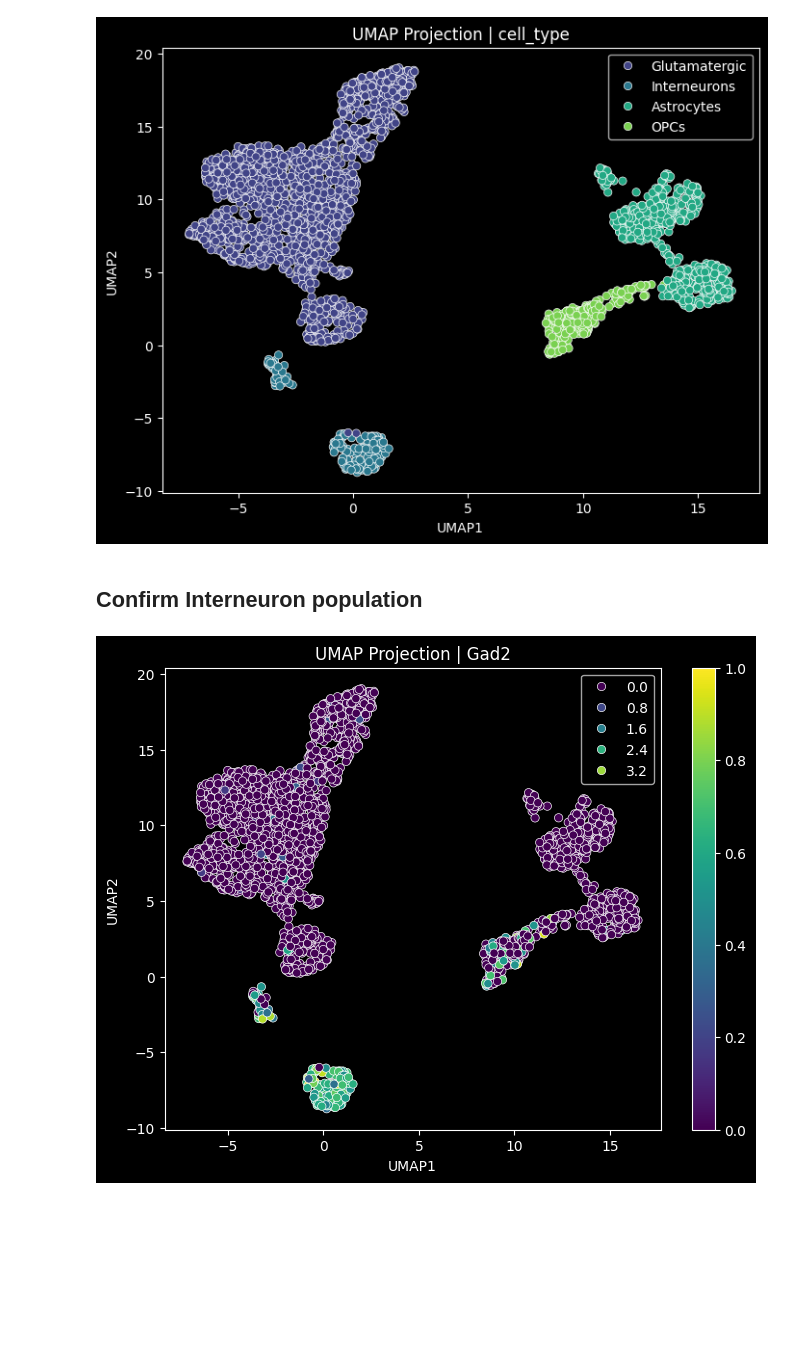
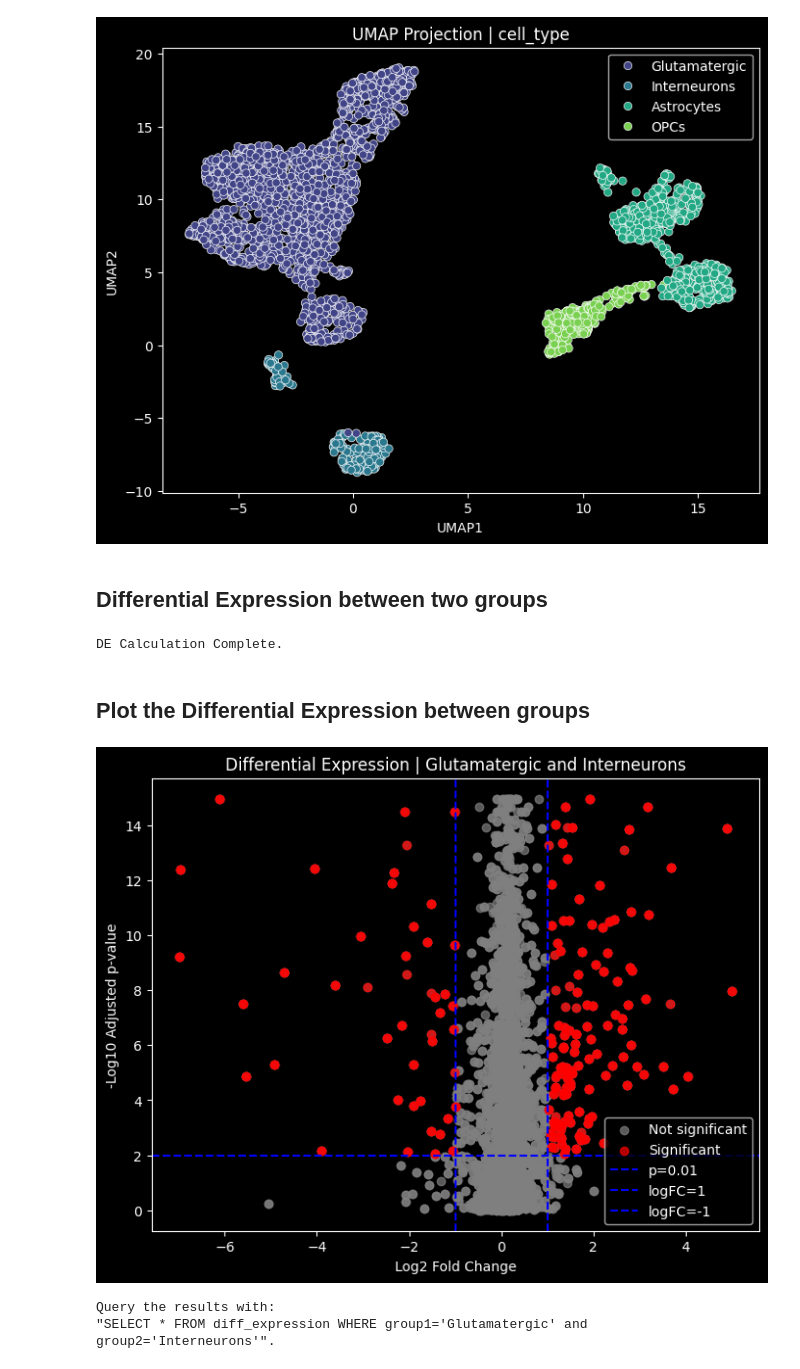
Before and after one commit to ArpiarSaundersLab/annsql, a Jupyter notebook: examples/preprocessing.ipynb, the cells around one changed output. Cells and saved outputs as stored; diff of their text form; code cells hidden in the pictures; blank space fills up the shorter version.

```diff
--- a/examples/preprocessing.ipynb
+++ b/examples/preprocessing.ipynb
@@ -239,9 +239,17 @@ obs_values keys matched on leiden_clusters.
 asql.plot_umap(color_by="cell_type", legend_location="best")
 # %% [output]
 [figure]
-# %% [markdown]
-## Confirm Interneuron population
-# %%
-asql.plot_umap(color_by="Gad2", legend_location="best")
-# %% [output]
-[figure, removed]
+# %% [markdown]
+## Differential Expression between two groups
+# %%
+asql.calculate_differential_expression(obs_key="cell_type", group1_value="Glutamatergic", group2_value="Interneurons", drop_table=False)
+# %% [output]
+DE Calculation Complete.
+# %% [markdown]
+## Plot the Differential Expression between groups
+# %%
+asql.plot_differential_expression(pvalue_threshold=0.01, logfc_threshold=1, group1="Glutamatergic", group2="Interneurons")
+# %% [output]
+[figure, added]
+Query the results with:
+"SELECT * FROM diff_expression WHERE group1='Glutamatergic' and group2='Interneurons'".
```
Also changed, not shown: parts of 4 cells of this notebook, 4 other files.
